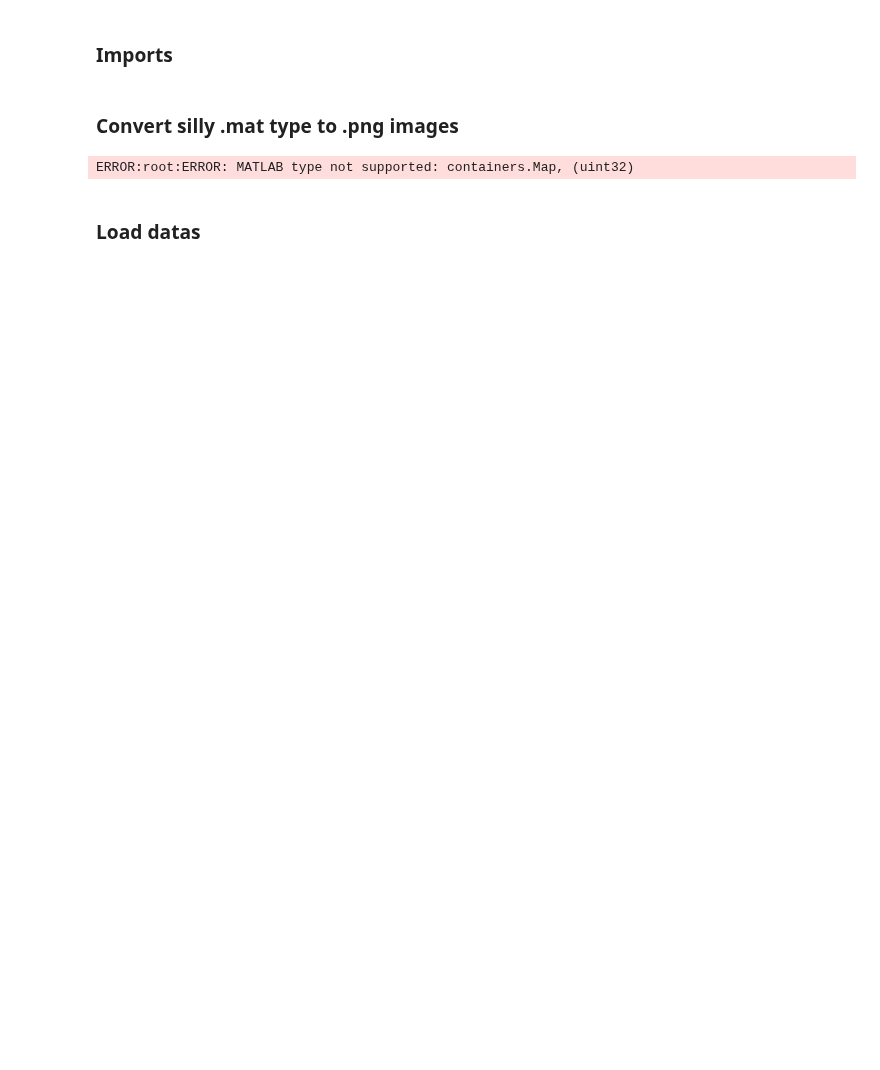
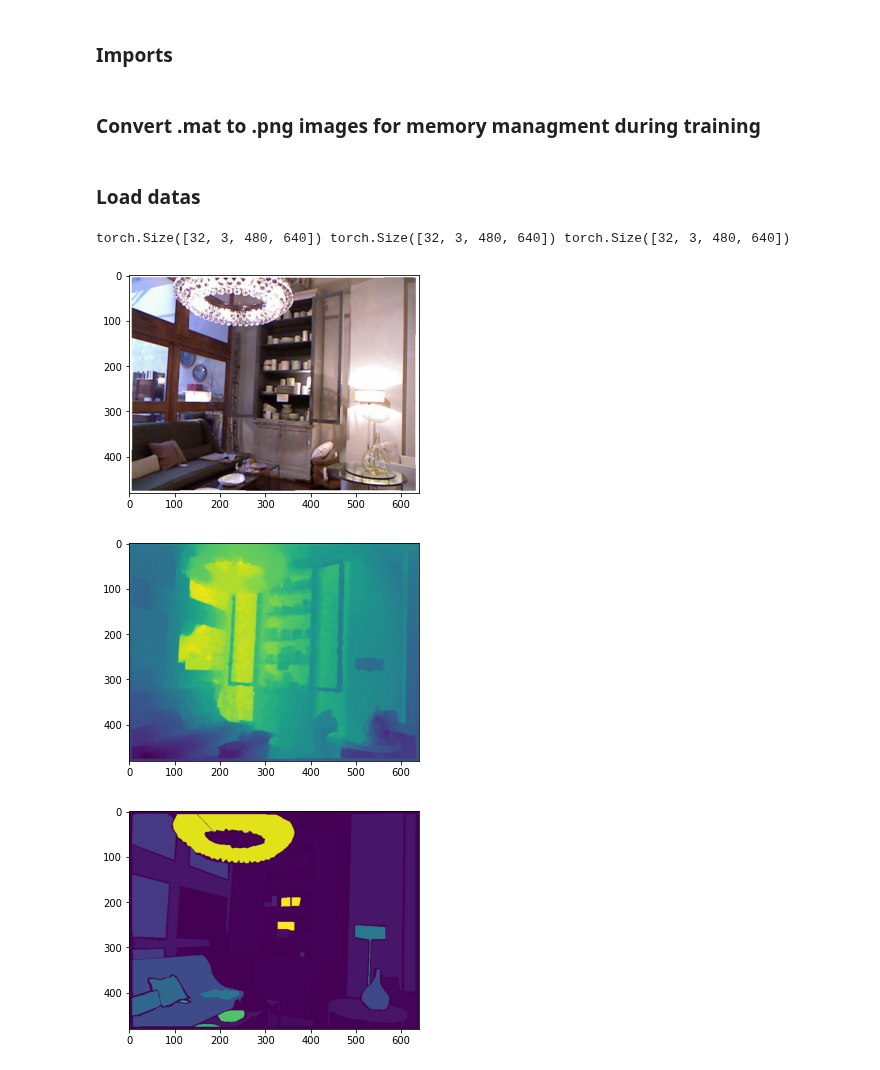
Before and after one commit to AminAlam/Deep-Object, a Jupyter notebook: train.ipynb, the cells around one changed output. Cells and saved outputs as stored; diff of their text form; code cells hidden in the pictures; blank space fills up the shorter version.

Commit message:
images load from ROM - shuffling bug fixes

```diff
--- a/train.ipynb
+++ b/train.ipynb
@@ -29,8 +27,28 @@ from datas
 # %% [markdown]
-### Convert silly .mat type to .png images
+### Convert .mat to .png images for memory managment during training
 # %%
-utils.convertMat2Png()
+# path2dataset = "nyu_depth_v2_labeled.mat"
+# utils.mat2png(path2dataset)
-# %% [output]
-ERROR:root:ERROR: MATLAB type not supported: containers.Map, (uint32)
 # %% [markdown]
 ### Load datas
+# %%
+root_folder = 'Datas'
+
+transform = transforms.Compose([
+    transforms.ToTensor()])
+
+train_loader, dataset_train, test_loader, dataset_test = datas.get_loader(root_folder, batch_size=32, num_datas=1449, train_test_ratio=0.9, transform=transform)
+# %%
+for indx, (images, depths, labels) in enumerate(train_loader):
+    print(images.shape, depths.shape, labels.shape)
+    plt.imshow(images[0].permute(1,2,0))
+    plt.figure()
+    plt.imshow(depths[0].permute(1,2,0))
+    plt.figure()
+    plt.imshow(labels[0].permute(1,2,0))
+    break
+# %% [output]
+torch.Size([32, 3, 480, 640]) torch.Size([32, 3, 480, 640]) torch.Size([32, 3, 480, 640])
+[figure, added]
+[figure, added]
+[figure, added]
```
Also changed, not shown: parts of 1 cell of this notebook, 2 other files.
